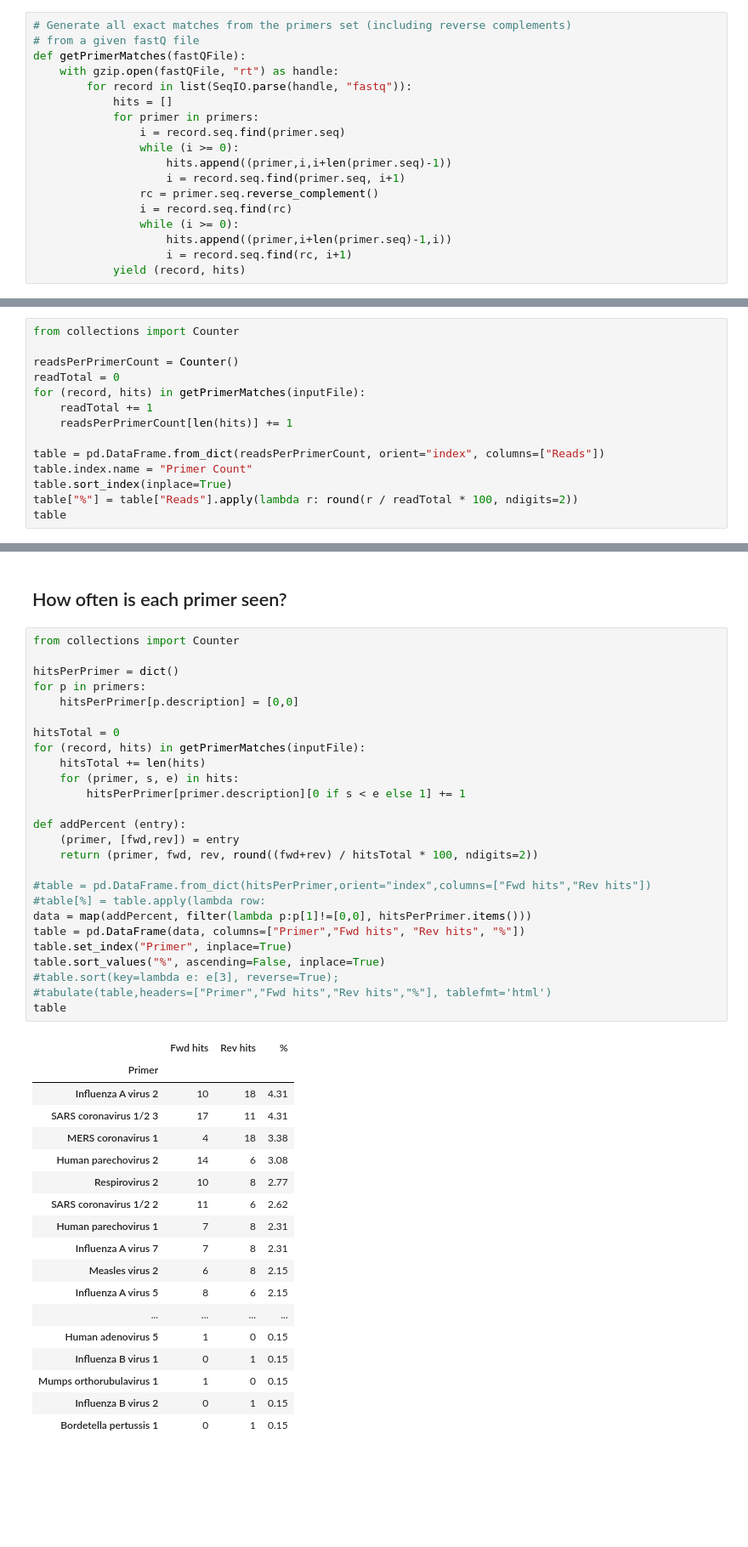
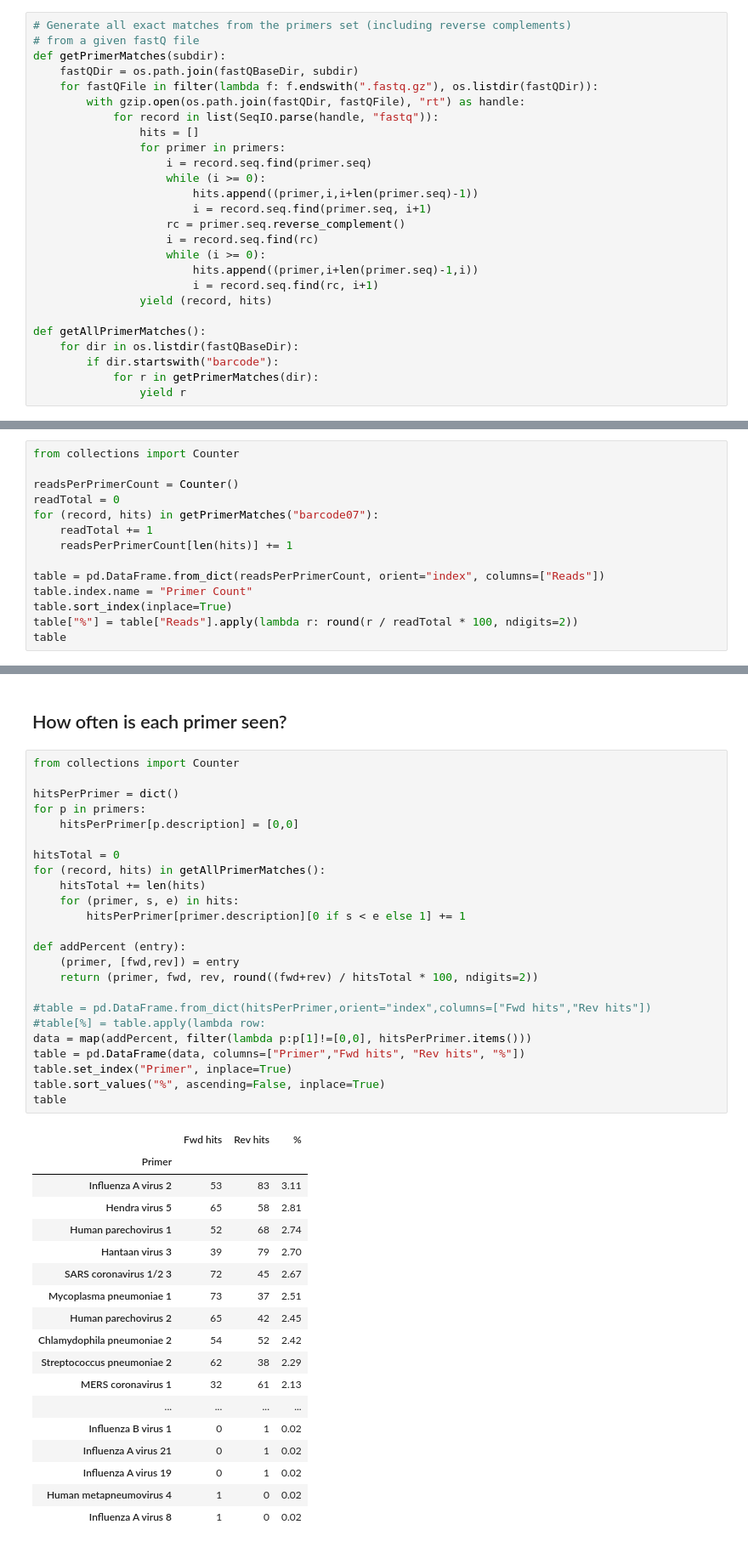
Before and after one commit to RByers/RespiCov-analyze, a Jupyter notebook: AnalyzeRespiCov.ipynb, the cells around one changed output, grey strips where cells are left out. Shown at 85% size. Saved outputs shown, nothing was run; the diff lists cells and outputs as text; blank space fills up the shorter version.

Commit message:
Add read/primerpos histograms and file iteration capabilities

```diff
--- a/AnalyzeRespiCov.ipynb
+++ b/AnalyzeRespiCov.ipynb
@@ -23,21 +25,29 @@ Read 113 primers
 # %%
 # Generate all exact matches from the primers set (including reverse complements)
 # from a given fastQ file
-def getPrimerMatches(fastQFile):
-    with gzip.open(fastQFile, "rt") as handle:
-        for record in list(SeqIO.parse(handle, "fastq")):
-            hits = []
-            for primer in primers:
-                i = record.seq.find(primer.seq)
-                while (i >= 0):
-                    hits.append((primer,i,i+len(primer.seq)-1))
-                    i = record.seq.find(primer.seq, i+1)
-                rc = primer.seq.reverse_complement()
-                i = record.seq.find(rc)
-                while (i >= 0):
-                    hits.append((primer,i+len(primer.seq)-1,i))
-                    i = record.seq.find(rc, i+1)
-            yield (record, hits)
+def getPrimerMatches(subdir):
+    fastQDir = os.path.join(fastQBaseDir, subdir)
+    for fastQFile in filter(lambda f: f.endswith(".fastq.gz"), os.listdir(fastQDir)):
+        with gzip.open(os.path.join(fastQDir, fastQFile), "rt") as handle:
+            for record in list(SeqIO.parse(handle, "fastq")):
+                hits = []
+                for primer in primers:
+                    i = record.seq.find(primer.seq)
+                    while (i >= 0):
+                        hits.append((primer,i,i+len(primer.seq)-1))
+                        i = record.seq.find(primer.seq, i+1)
+                    rc = primer.seq.reverse_complement()
+                    i = record.seq.find(rc)
+                    while (i >= 0):
+                        hits.append((primer,i+len(primer.seq)-1,i))
+                        i = record.seq.find(rc, i+1)
+                yield (record, hits)
+
+def getAllPrimerMatches():
+    for dir in os.listdir(fastQBaseDir):
+        if dir.startswith("barcode"):
+            for r in getPrimerMatches(dir):
+                yield r
 # %% [markdown]
 ## How many primers are found in each read?
 # %%
@@ -45,7 +55,7 @@ from collections import Counter
 
 readsPerPrimerCount = Counter()
 readTotal = 0
-for (record, hits) in getPrimerMatches(inputFile):
+for (record, hits) in getPrimerMatches("barcode07"):
     readTotal += 1
     readsPerPrimerCount[len(hits)] += 1
 
@@ -69,45 +79,43 @@ table
 # %%
 from collections import Counter
 
 hitsPerPrimer = dict()
 for p in primers:
     hitsPerPrimer[p.description] = [0,0]
 
 hitsTotal = 0
-for (record, hits) in getPrimerMatches(inputFile):
+for (record, hits) in getAllPrimerMatches():
     hitsTotal += len(hits)
     for (primer, s, e) in hits:
         hitsPerPrimer[primer.description][0 if s < e else 1] += 1
 
 def addPercent (entry):
     (primer, [fwd,rev]) = entry
     return (primer, fwd, rev, round((fwd+rev) / hitsTotal * 100, ndigits=2))
 
 #table = pd.DataFrame.from_dict(hitsPerPrimer,orient="index",columns=["Fwd hits","Rev hits"])
 #table[%] = table.apply(lambda row:
 data = map(addPercent, filter(lambda p:p[1]!=[0,0], hitsPerPrimer.items()))
 table = pd.DataFrame(data, columns=["Primer","Fwd hits", "Rev hits", "%"])
 table.set_index("Primer", inplace=True)
 table.sort_values("%", ascending=False, inplace=True)
-#table.sort(key=lambda e: e[3], reverse=True);
-#tabulate(table,headers=["Primer","Fwd hits","Rev hits","%"], tablefmt='html')
 table
 # %% [output]
 |  | Fwd hits | Rev hits | % |
 | Primer |  |  |  |
-| Influenza A virus 2 | 10 | 18 | 4.31 |
-| SARS coronavirus 1/2 3 | 17 | 11 | 4.31 |
-| MERS coronavirus 1 | 4 | 18 | 3.38 |
-| Human parechovirus 2 | 14 | 6 | 3.08 |
-| Respirovirus 2 | 10 | 8 | 2.77 |
-| SARS coronavirus 1/2 2 | 11 | 6 | 2.62 |
-| Human parechovirus 1 | 7 | 8 | 2.31 |
-| Influenza A virus 7 | 7 | 8 | 2.31 |
-| Measles virus 2 | 6 | 8 | 2.15 |
-| Influenza A virus 5 | 8 | 6 | 2.15 |
+| Influenza A virus 2 | 53 | 83 | 3.11 |
+| Hendra virus 5 | 65 | 58 | 2.81 |
+| Human parechovirus 1 | 52 | 68 | 2.74 |
+| Hantaan virus 3 | 39 | 79 | 2.70 |
+| SARS coronavirus 1/2 3 | 72 | 45 | 2.67 |
+| Mycoplasma pneumoniae 1 | 73 | 37 | 2.51 |
+| Human parechovirus 2 | 65 | 42 | 2.45 |
+| Chlamydophila pneumoniae 2 | 54 | 52 | 2.42 |
+| Streptococcus pneumoniae 2 | 62 | 38 | 2.29 |
+| MERS coronavirus 1 | 32 | 61 | 2.13 |
 | ... | ... | ... | ... |
-| Human adenovirus 5 | 1 | 0 | 0.15 |
-| Influenza B virus 1 | 0 | 1 | 0.15 |
-| Mumps orthorubulavirus 1 | 1 | 0 | 0.15 |
-| Influenza B virus 2 | 0 | 1 | 0.15 |
-| Bordetella pertussis 1 | 0 | 1 | 0.15 |
+| Influenza B virus 1 | 0 | 1 | 0.02 |
+| Influenza A virus 21 | 0 | 1 | 0.02 |
+| Influenza A virus 19 | 0 | 1 | 0.02 |
+| Human metapneumovirus 4 | 1 | 0 | 0.02 |
+| Influenza A virus 8 | 1 | 0 | 0.02 |
```
Also changed, not shown: parts of 6 cells of this notebook.
